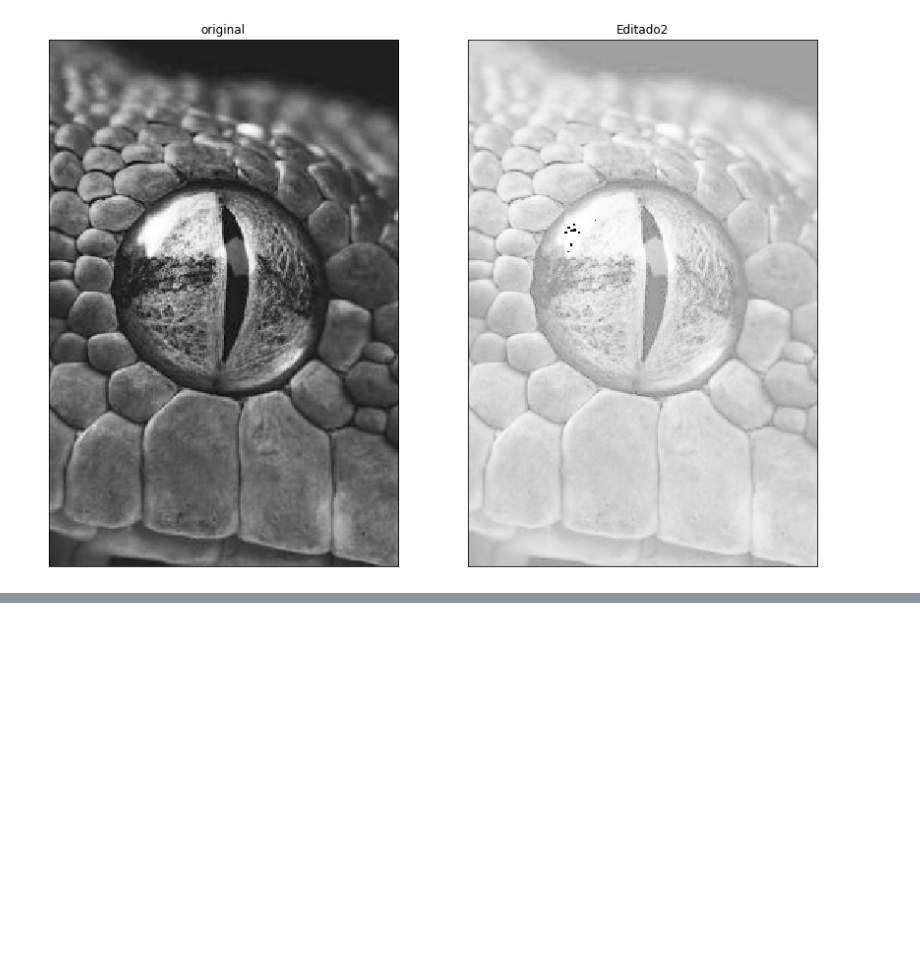
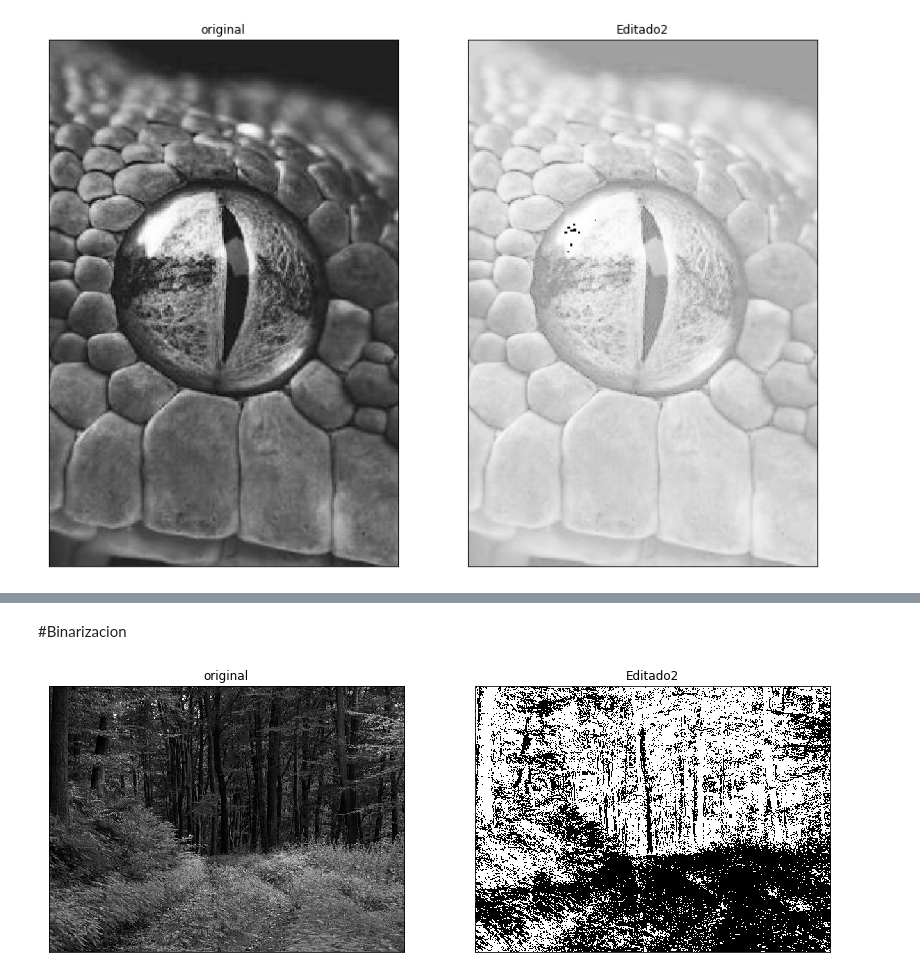
Before and after one commit to gabrielmercado90/PDI1, a Jupyter notebook: Interpolacion_y_transformaciones.ipynb, the cells around one changed output, grey strips where cells are left out. Cells and saved outputs as stored; diff of their text form; code cells hidden in the pictures; blank space fills up the shorter version.

```diff
--- a/Interpolacion_y_transformaciones.ipynb
+++ b/Interpolacion_y_transformaciones.ipynb
@@ -188,0 +191,28 @@ mostrar2Grises(gamma_two_point_two,gamma_point_four,'gamma 2.2','gamma 0.4')
+# %% [markdown]
+#Binarizacion
+# %%
+def binarizacion(img, minr=10,maxr=60):
+  img = cv2.imread(img,0)
+  row, column = img.shape
+  img1=np.zeros((row,column),dtype='uint8')
+
+  # specify the min and max range
+  min_range=minr
+  max_range=maxr
+
+  #loop over the input image and if pixel value lies in desired range
+  for i in range(row):
+    for j in range(column):
+      if img[i,j]>min_range and img[i,j]<max_range:
+        img1[i,j]=255
+      else:
+        img1[i,j]=0
+
+  # display the image
+
+  mostrar2Grises(img,img1)
+
+
+binarizacion('tree.png')
+# %% [output]
+[figure, added]
```
Also changed, not shown: parts of 4 cells of this notebook.
